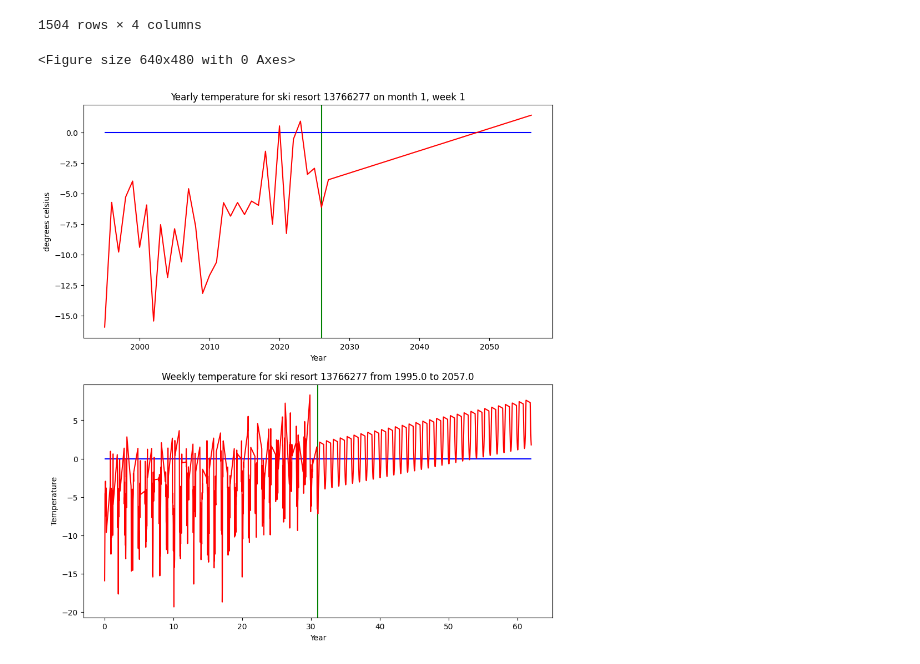
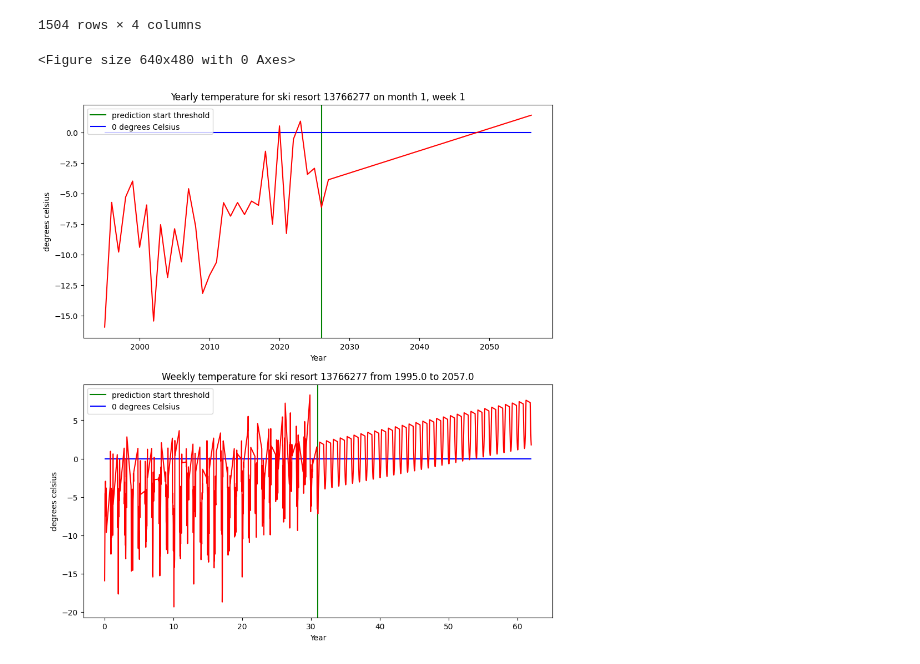
Before and after one commit to triggerdude33/ID2223-Project, a Jupyter notebook: weather_model/weather_model_notebook.ipynb, the cells around one changed output. Drawn from its saved outputs; the diff is of its cells as text; code cells hidden in the pictures.

```diff
--- a/weather_model/weather_model_notebook.ipynb
+++ b/weather_model/weather_model_notebook.ipynb
@@ -370,28 +370,30 @@ for elem in inspected_df.iterrows():
 # %%
 plot_years = np.arange(first_year, first_year+len(inspected_arr))
 plot_yearly_date = inspected_arr
 plot_t_years = pf_df["t_years"].to_numpy()
 plot_weekly = pf_df["mean_week_temperature"].to_numpy()
 # Initialize a new figure and set the size
 plt.figure(1)
 plt.figure(figsize=(24,12))
 # Define a subplot structure and choose the first subplot
 plt.subplot(221)
 plt.xlabel('Year')
 plt.ylabel('degrees celsius')
 plt.title(f'Yearly temperature for ski resort {ski_resort_id} on month {inspected_month}, week {inspected_week}')
-plt.axvline(x = 2026, color = 'g')
-plt.hlines(y=[0], colors=['b'], linestyles=['-'], xmin=plot_years.min(), xmax=plot_years.max())
+plt.axvline(x = 2026, color = 'g', label='prediction start threshold')
+plt.hlines(y=[0], colors=['b'], linestyles=['-'], xmin=plot_years.min(), xmax=plot_years.max(), label='0 degrees Celsius')
+plt.legend()
 plt.plot(plot_years, plot_yearly_date, 'r')
 plt.subplot(223)
-plt.axvline(x = 31, color = 'g')
-plt.hlines(y=[0], colors=['b'], linestyles=['-'], xmin=plot_t_years.min(), xmax=plot_t_years.max())
+plt.axvline(x = 31, color = 'g', label='prediction start threshold')
+plt.hlines(y=[0], colors=['b'], linestyles=['-'], xmin=plot_t_years.min(), xmax=plot_t_years.max(), label='0 degrees Celsius')
+plt.legend()
 plt.xlabel('Year')
-plt.ylabel('Temperature')
+plt.ylabel('degrees celsius')
 plt.title(f'Weekly temperature for ski resort {ski_resort_id} from {first_year} to {first_year+len(inspected_arr)}')
 plt.plot(plot_t_years, plot_weekly, 'r')
 
 plt.show()
 # %% [output]
 <Figure size 640x480 with 0 Axes>
-[figure, old version]
+[figure, new version]
```
